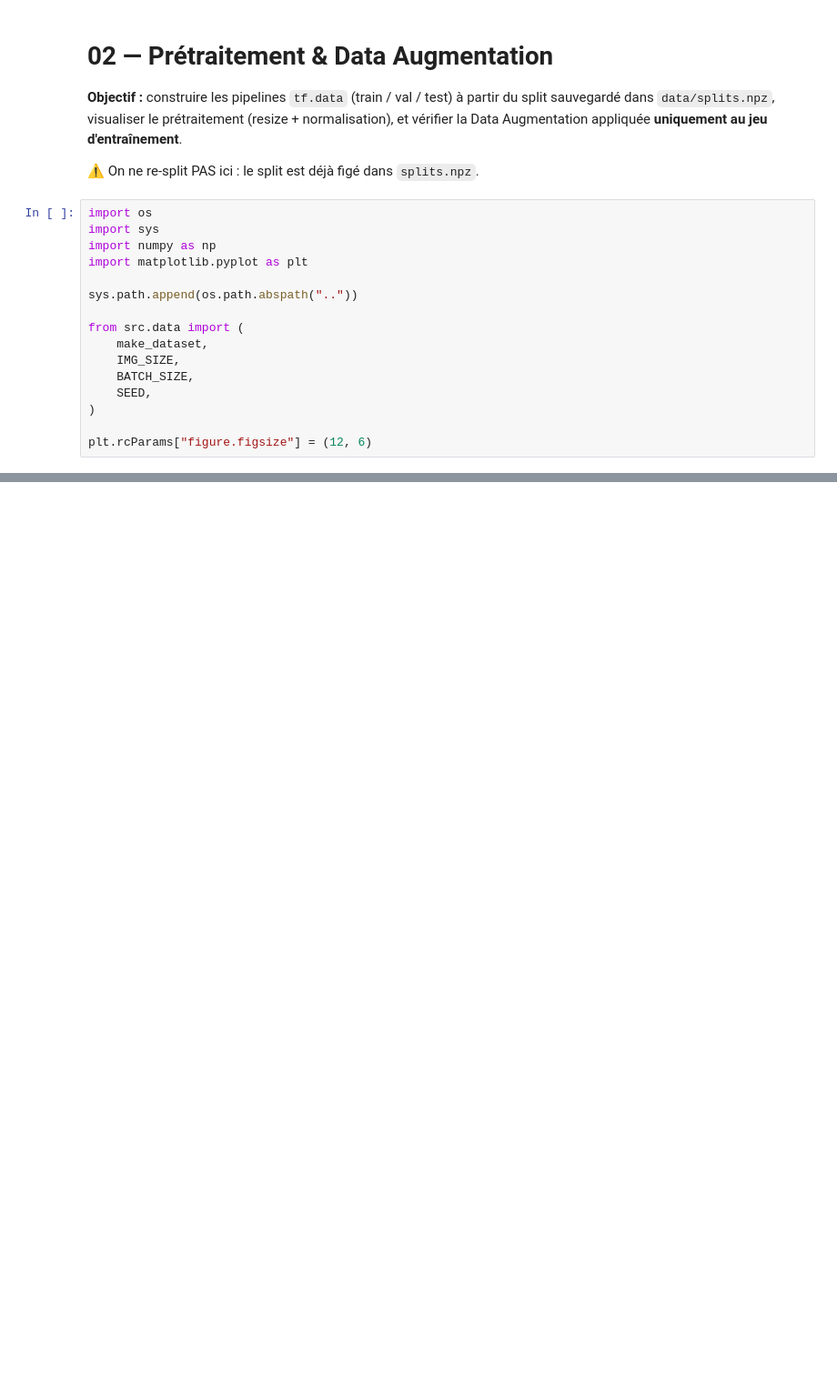
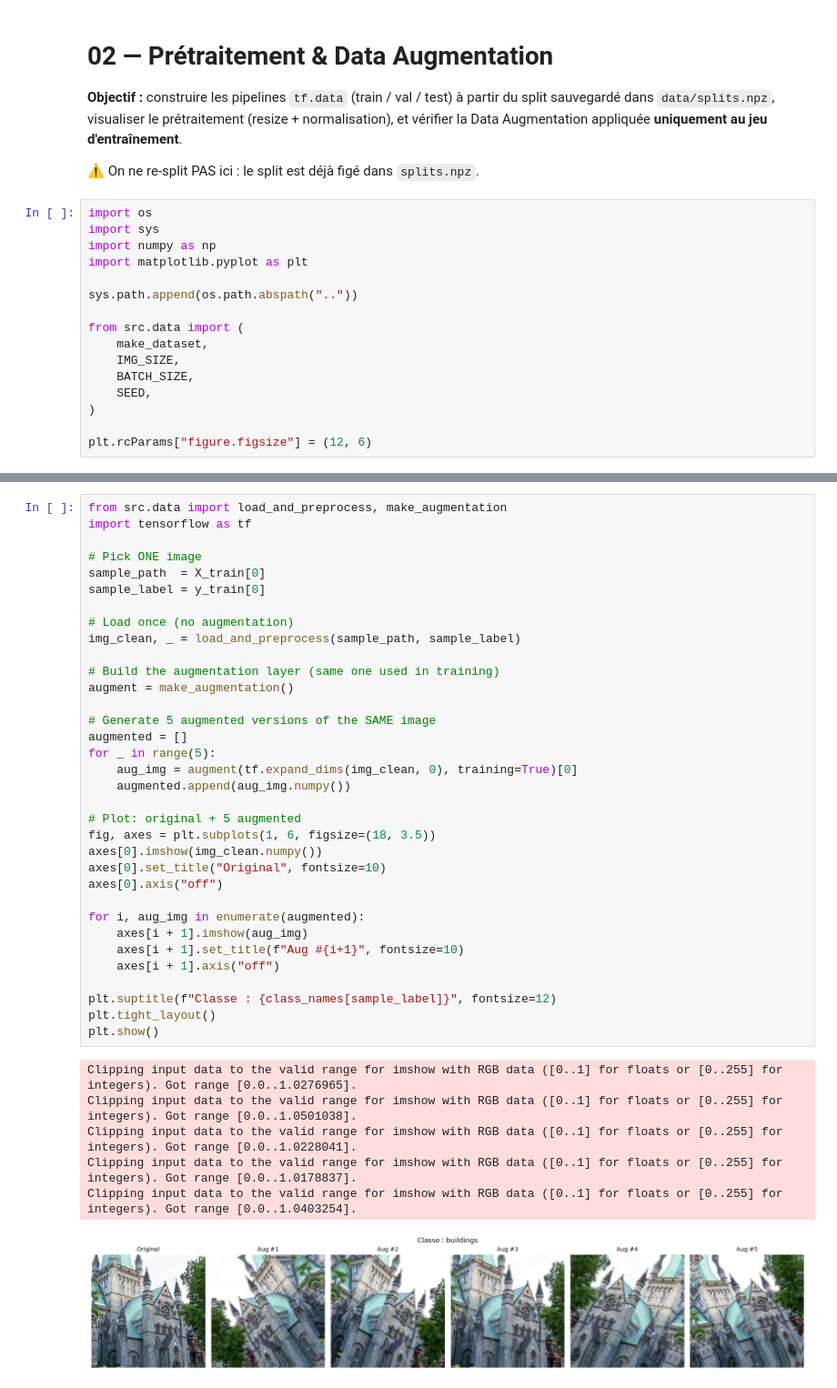
Before and after one commit to yassir-lazreq/Classification_images_Deep_Learning, a Jupyter notebook: notebooks/02_preprocessing.ipynb, the cells around one changed output, grey strips where cells are left out. Shown at 91% size. Drawn from its saved outputs; the diff is of its cells as text; blank space fills up the shorter version.

```diff
--- a/notebooks/02_preprocessing.ipynb
+++ b/notebooks/02_preprocessing.ipynb
@@ -38,0 +117,41 @@ plt.rcParams["figure.figsize"] = (12, 6)
+# %%
+from src.data import load_and_preprocess, make_augmentation
+import tensorflow as tf
+
+# Pick ONE image
+sample_path  = X_train[0]
+sample_label = y_train[0]
+
+# Load once (no augmentation)
+img_clean, _ = load_and_preprocess(sample_path, sample_label)
+
+# Build the augmentation layer (same one used in training)
+augment = make_augmentation()
+
+# Generate 5 augmented versions of the SAME image
+augmented = []
+for _ in range(5):
+    aug_img = augment(tf.expand_dims(img_clean, 0), training=True)[0]
+    augmented.append(aug_img.numpy())
+
+# Plot: original + 5 augmented
+fig, axes = plt.subplots(1, 6, figsize=(18, 3.5))
+axes[0].imshow(img_clean.numpy())
+axes[0].set_title("Original", fontsize=10)
+axes[0].axis("off")
+
+for i, aug_img in enumerate(augmented):
+    axes[i + 1].imshow(aug_img)
+    axes[i + 1].set_title(f"Aug #{i+1}", fontsize=10)
+    axes[i + 1].axis("off")
+
+plt.suptitle(f"Classe : {class_names[sample_label]}", fontsize=12)
+plt.tight_layout()
+plt.show()
+# %% [output]
+Clipping input data to the valid range for imshow with RGB data ([0..1] for floats or [0..255] for integers). Got range [0.0..1.0276965].
+Clipping input data to the valid range for imshow with RGB data ([0..1] for floats or [0..255] for integers). Got range [0.0..1.0501038].
+Clipping input data to the valid range for imshow with RGB data ([0..1] for floats or [0..255] for integers). Got range [0.0..1.0228041].
+Clipping input data to the valid range for imshow with RGB data ([0..1] for floats or [0..255] for integers). Got range [0.0..1.0178837].
+Clipping input data to the valid range for imshow with RGB data ([0..1] for floats or [0..255] for integers). Got range [0.0..1.0403254].
+[figure, added]
```
Also changed, not shown: parts of 10 cells of this notebook.
